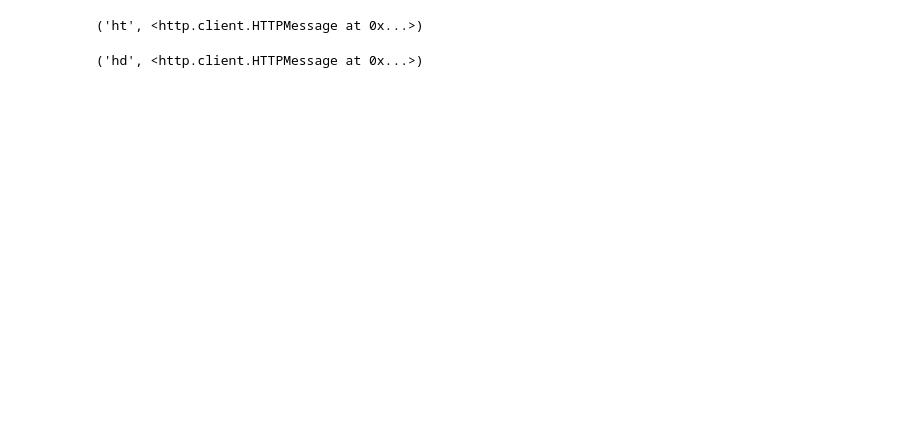
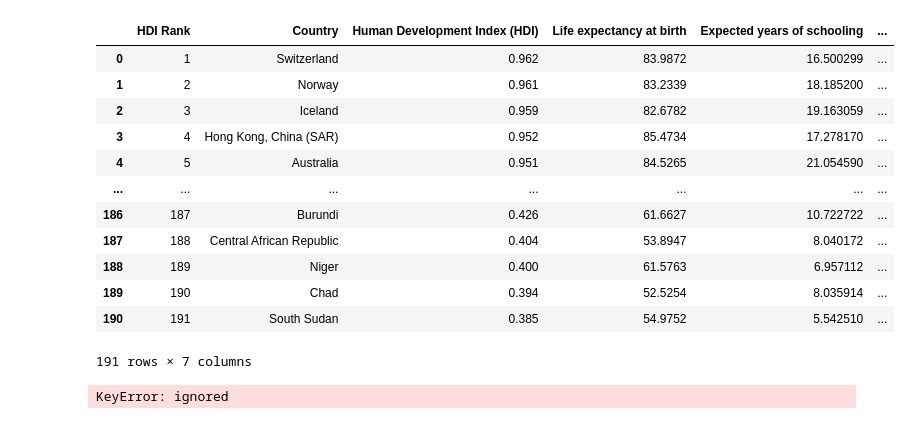
Before and after one commit to XiaoLiang28/vis, a Jupyter notebook: ps6.ipynb, the cells around one changed output. Drawn from its saved outputs; the diff is of its cells as text; code cells hidden in the pictures; blank space fills up the shorter version.

```diff
--- a/ps6.ipynb
+++ b/ps6.ipynb
@@ -75,4 +67,2 @@ gi=pd.read_excel('gi')
 # %%
-urllib.request.urlretrieve("https://github.com/XiaoLiang28/Xiao/blob/main/HDI%20Trends%201990-2021.xlsx?raw=true","ht")
+ht=pd.read_excel('https://github.com/XiaoLiang28/Xiao/blob/main/HDI%20Trends%201990-2021.xlsx?raw=true')
-# %% [output]
-('ht', <http.client.HTTPMessage at 0x...>)
@@ -81,6 +69,36 @@ ht=pd.read_excel('ht')
 # %%
-urllib.request.urlretrieve("https://github.com/XiaoLiang28/Xiao/blob/main/Human%20Development%20Index.xlsx?raw=true","hd")
+hd=pd.read_excel('https://github.com/XiaoLiang28/Xiao/blob/main/Human%20Development%20Index.xlsx?raw=true')
-# %% [output]
-('hd', <http.client.HTTPMessage at 0x...>)
-# %%
-hd=pd.read_excel('hd')
+# %%
+hd.drop(['Unnamed: 3', 'Unnamed: 5', 'Unnamed: 7', 'Unnamed: 9'], axis=1, inplace=True)
+# %%
+hd
+# %% [output]
+|  | HDI Rank | Country | Human Development Index (HDI) | Life expectancy at birth | Expected years of schooling | ... |
+| 0 | 1 | Switzerland | 0.962 | 83.9872 | 16.500299 | ... |
+| 1 | 2 | Norway | 0.961 | 83.2339 | 18.185200 | ... |
+| 2 | 3 | Iceland | 0.959 | 82.6782 | 19.163059 | ... |
+| 3 | 4 | Hong Kong, China (SAR) | 0.952 | 85.4734 | 17.278170 | ... |
+| 4 | 5 | Australia | 0.951 | 84.5265 | 21.054590 | ... |
+| ... | ... | ... | ... | ... | ... | ... |
+| 186 | 187 | Burundi | 0.426 | 61.6627 | 10.722722 | ... |
+| 187 | 188 | Central African Republic | 0.404 | 53.8947 | 8.040172 | ... |
+| 188 | 189 | Niger | 0.400 | 61.5763 | 6.957112 | ... |
+| 189 | 190 | Chad | 0.394 | 52.5254 | 8.035914 | ... |
+| 190 | 191 | South Sudan | 0.385 | 54.9752 | 5.542510 | ... |
+191 rows × 7 columns
+# %%
+fig = dict(
+    data = [go.Scatter(
+                    x = hd["Life Expectancy at Birth"],
+                    y = hd["Human Development Index (HDI)"],
+                    mode = "markers",
+                    marker = dict(color = 'rgba(1,189,255, 0.7)'),
+                    text = hd["Country"]
+            )],
+
+    layout = dict(title = "Life Expectancy and Human Development Correlation",
+             xaxis = dict(title = "Life Expectancy at Birth", ticklen = 5, zeroline = False),
+             yaxis = dict(title = "Human Development", ticklen = 5, zeroline = False)))
+iplot(fig)
+# %% [output]
+KeyError: ignored
```
Also changed, not shown: parts of 5 cells of this notebook.
